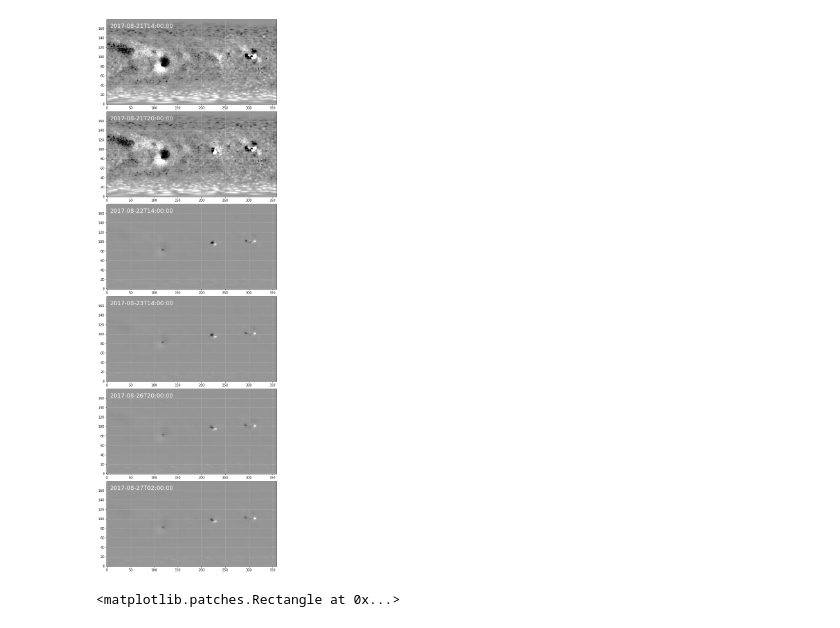
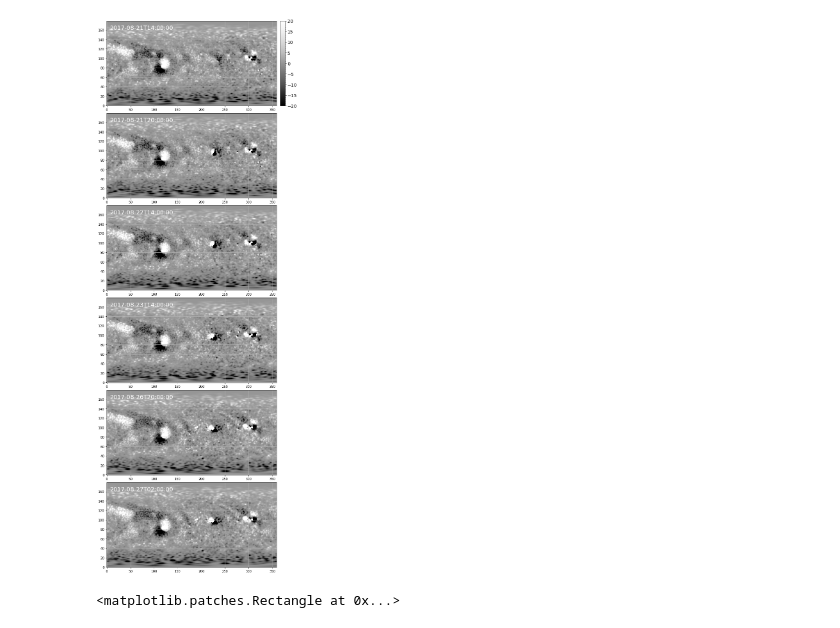
Before and after one commit to yjzhu-solar/Eclipse2017, a Jupyter notebook: ipynb/awsom/awsom_check_magnetogram.ipynb, the cells around one changed output. Cells and saved outputs as stored; diff of their text form; code cells hidden in the pictures.

```diff
--- a/ipynb/awsom/awsom_check_magnetogram.ipynb
+++ b/ipynb/awsom/awsom_check_magnetogram.ipynb
@@ -64,27 +67,39 @@ CDELT1  =                   1. / X resolution [deg/pxl]
 CDELT2  =                   1. / Y resolution [deg/pxl]
 CRVAL1  =                 180. / Reference pixel value
 CRVAL2  =                   0. / Reference pixel value
+# %%
+def plot_colorbar(im, ax, width="3%", height="100%",loc="lower left",fontsize=14):
+    clb_ax = inset_axes(ax,width=width,height=height,loc=loc,
+                bbox_to_anchor=(1.02, 0., 1, 1),
+                 bbox_transform=ax.transAxes,
+                 borderpad=0)
+    clb = plt.colorbar(im,pad = 0.05,orientation='vertical',ax=ax,cax=clb_ax)
+    clb_ax.yaxis.set_minor_locator(AutoMinorLocator(5))
+    clb_ax.yaxis.get_offset_text().set_fontsize(fontsize)
+    clb_ax.tick_params(labelsize=fontsize)
+    return clb, clb_ax
 # %%
 fig, (ax1,ax2,ax3,ax4,ax5,ax6) = plt.subplots(6,1,figsize=(8,24),constrained_layout=True)
 
-ax1.imshow(map_0821[0,:,:],cmap="Greys",origin="lower",vmin=-20,vmax=20)
-ax2.imshow(map_08212[0,:,:],cmap="Greys",origin="lower",vmin=-20,vmax=20)
-ax3.imshow(map_0822[0,:,:],cmap="Greys",origin="lower",vmin=-500,vmax=500)
-ax4.imshow(map_0823[0,:,:],cmap="Greys",origin="lower",vmin=-500,vmax=500)
-ax5.imshow(map_0826[0,:,:],cmap="Greys",origin="lower",vmin=-500,vmax=500)
-ax6.imshow(map_0827[0,:,:],cmap="Greys",origin="lower",vmin=-500,vmax=500)
+im1 = ax1.imshow(map_0821[0,:,:],cmap="Greys_r",origin="lower",vmin=-20,vmax=20)
+plot_colorbar(im1,ax1)
+ax2.imshow(map_08212[0,:,:],cmap="Greys_r",origin="lower",vmin=-20,vmax=20)
+ax3.imshow(map_0822[0,:,:],cmap="Greys_r",origin="lower",vmin=-20,vmax=20)
+ax4.imshow(map_0823[0,:,:],cmap="Greys_r",origin="lower",vmin=-20,vmax=20)
+ax5.imshow(map_0826[0,:,:],cmap="Greys_r",origin="lower",vmin=-20,vmax=20)
+ax6.imshow(map_0827[0,:,:],cmap="Greys_r",origin="lower",vmin=-20,vmax=20)
 
 ax1.text(0.02,0.95,hdr_0821['MAPTIME'],va="top",ha="left",fontsize=18,color="white",transform=ax1.transAxes)
 ax2.text(0.02,0.95,hdr_08212['MAPTIME'],va="top",ha="left",fontsize=18,color="white",transform=ax2.transAxes)
 ax3.text(0.02,0.95,hdr_0822['MAPTIME'],va="top",ha="left",fontsize=18,color="white",transform=ax3.transAxes)
 ax4.text(0.02,0.95,hdr_0823['MAPTIME'],va="top",ha="left",fontsize=18,color="white",transform=ax4.transAxes)
 ax5.text(0.02,0.95,hdr_0826['MAPTIME'],va="top",ha="left",fontsize=18,color="white",transform=ax5.transAxes)
 ax6.text(0.02,0.95,hdr_0827['MAPTIME'],va="top",ha="left",fontsize=18,color="white",transform=ax6.transAxes)
 
 for ax_ in (ax1,ax2,ax3,ax4,ax5,ax6):
     ax_.grid("on")
 # %% [output]
-[figure, old version]
+[figure, new version]
 # %%
 fig,ax = plt.subplots(1,figsize=(8,4),constrained_layout=True)
 ax.imshow(map_0826[0,:,:],cmap="Greys",origin="lower",vmin=-500,vmax=500,extent=[-0.5,359.5,-90.5,90.5])
```
Also changed, not shown: parts of 1 cell of this notebook, 18 other files.
